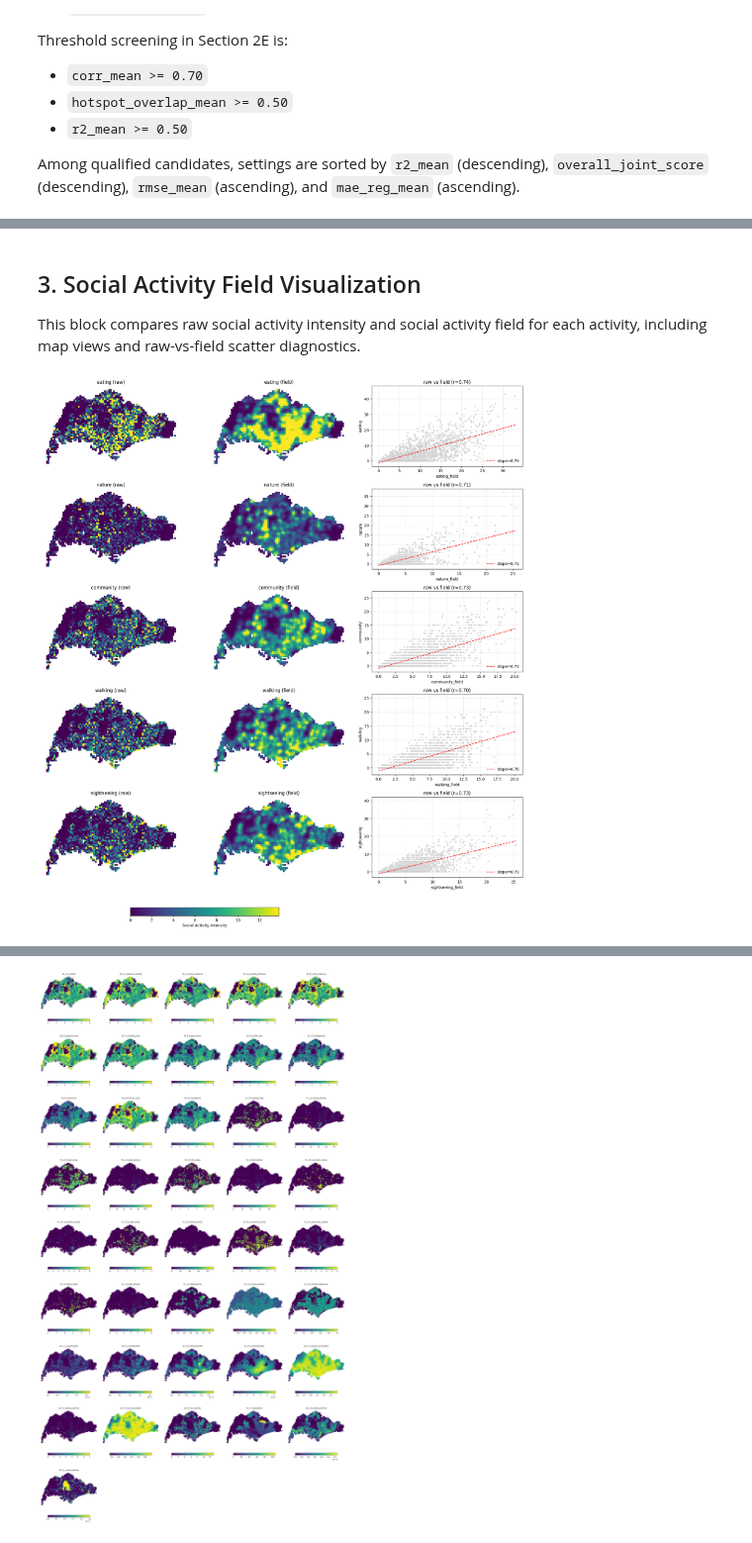
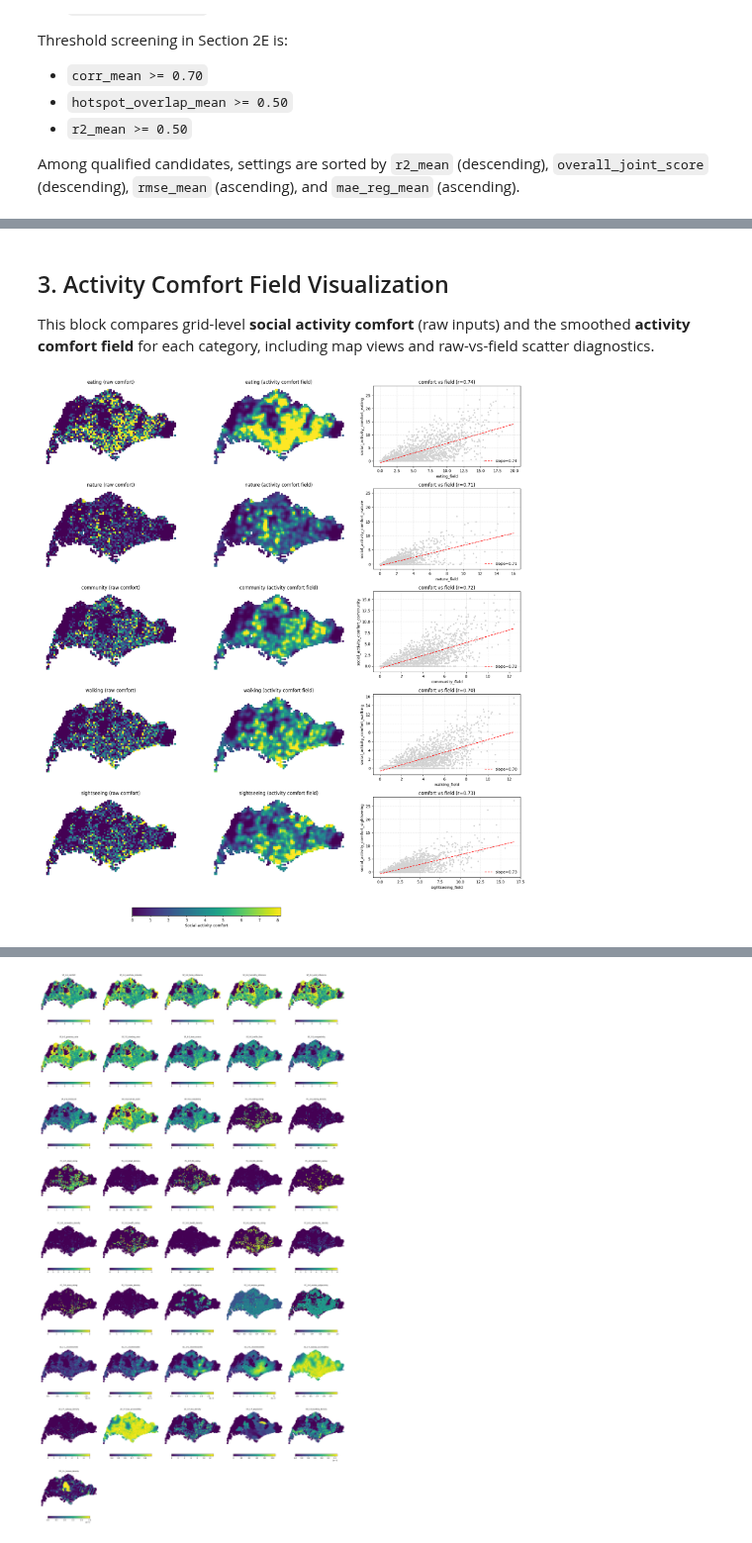
Before and after one commit to Sijie-Yang/Urban-Comfort-Potential, a Jupyter notebook: code_3_uci_social_activity_field.ipynb, the cells around one changed output, grey strips where cells are left out. Shown at 99% size. Cells and saved outputs as stored; diff of their text form; code cells hidden in the pictures.

```diff
--- a/code_3_uci_social_activity_field.ipynb
+++ b/code_3_uci_social_activity_field.ipynb
@@ -83,7 +83,12 @@ from sklearn.preprocessing import StandardScaler
 # -------------------------
 FX_SOCIAL_FILE_PATH = "data/data_social_activity.gpkg"
 FX_GEOSPATIAL_FILE_PATH = "data/data_geospatial.gpkg"
-FX_ACT_COLUMNS = ["eating", "nature", "community", "walking", "sightseeing"]
+# Short category keys (field outputs: "{key}_field" — matches code_4 / code_6 ACT_COLUMNS)
+FX_ACT_KEYS = ["eating", "nature", "community", "walking", "sightseeing"]
+# Full column names as stored in data_social_activity.gpkg (inputs to smoothing)
+FX_COMFORT_SOURCE_COLS = [f"social_activity_comfort_{k}" for k in FX_ACT_KEYS]
+# Sensitivity / regression use raw comfort columns (full names)
+FX_ACT_COLUMNS = FX_COMFORT_SOURCE_COLS
 FX_DIMENSION_FEATURES = {
     "SP": ["SP_1-E_comfort", "SP_2-E_sunshine_intensity", "SP_3-E_temp_inference", "SP_4-E_humidity_inference", "SP_5-E_wind_inference", "SP_6-E_greenery_rate", "SP_7-E_shading_area", "SP_8-E_heat_source", "SP_9-E_traffic_flow", "SP_1-D_imageability", "SP_2-D_enclosure", "SP_3-D_human_scale", "SP_4-D_complexity"],
     "FC": ["FC_1-R_eating_rating", "FC_1-D_eating_density", "FC_2-R_retail_rating", "FC_2-D_retail_density", "FC_3-R_life_rating", "FC_3-D_life_density", "FC_4-R_recreation_rating", "FC_4-D_recreation_density", "FC_5-R_health_rating", "FC_5-D_health_density", "FC_6-R_community_rating", "FC_6-D_community_density", "FC_7-R_trans_rating", "FC_7-D_trans_density", "FC_1-H_HDB_density", "FC_1-G_review_polarity", "FC_2-G_review_subjectivity"],
@@ -569,37 +574,37 @@ Final recommended setting:
 # %% [markdown]
-## 3. Social Activity Field Visualization
+## 3. Activity Comfort Field Visualization
 
-This block compares raw social activity intensity and social activity field for each activity, including map views and raw-vs-field scatter diagnostics.
+This block compares grid-level **social activity comfort** (raw inputs) and the smoothed **activity comfort field** for each category, including map views and raw-vs-field scatter diagnostics.
 # %%
 # -------------------------
-# 3A) Social Activity Field Visualization: social activity raw vs social activity field
+# 3A) Activity comfort field: raw social activity comfort vs smoothed field
 # -------------------------
 import matplotlib.pyplot as plt
 import matplotlib as mpl
 
 if "fx_df" not in globals():
-    raise RuntimeError("Please run the Social Activity Field block first.")
+    raise RuntimeError("Please run the activity comfort field extraction block first.")
 
-missing_field = [act for act in FX_ACT_COLUMNS if f"{act}_field" not in fx_df.columns]
+missing_field = [k for k in FX_ACT_KEYS if f"{k}_field" not in fx_df.columns]
 if missing_field:
-    raise RuntimeError(f"Missing field columns: {missing_field}. Re-run Social Activity Field block.")
+    raise RuntimeError(f"Missing field columns: {missing_field}. Re-run the activity comfort field block.")
 
-n_acts = len(FX_ACT_COLUMNS)
+n_acts = len(FX_ACT_KEYS)
 fig, axes = plt.subplots(n_acts, 3, figsize=(18, 4 * n_acts))
 if n_acts == 1:
     axes = np.array([axes])
 
-# Shared color scale for raw/field maps
+# Shared color scale for raw comfort vs activity comfort field maps
 all_vals = []
-for act in FX_ACT_COLUMNS:
-    all_vals.extend(fx_df[act].values.tolist())
-    all_vals.extend(fx_df[f"{act}_field"].values.tolist())
+for src, k in zip(FX_COMFORT_SOURCE_COLS, FX_ACT_KEYS):
+    all_vals.extend(fx_df[src].values.tolist())
+    all_vals.extend(fx_df[f"{k}_field"].values.tolist())
 vmin = float(np.nanmin(all_vals))
 vmax = float(np.nanmax(all_vals)) * 0.3 # Set a cap for clear visualisation
 
-for r, act in enumerate(FX_ACT_COLUMNS):
-    raw_col = act
-    sm_col = f"{act}_field"
+for r, (k, src) in enumerate(zip(FX_ACT_KEYS, FX_COMFORT_SOURCE_COLS)):
+    raw_col = src
+    sm_col = f"{k}_field"
 
     ax_raw, ax_smooth, ax_scatter = axes[r, 0], axes[r, 1], axes[r, 2]
 
@@ -613,7 +618,7 @@ for r, act in enumerate(FX_ACT_COLUMNS):
         markersize=15,
         legend=False,
     )
-    ax_raw.set_title(f"{act} (raw)")
+    ax_raw.set_title(f"{k} (raw comfort)")
     ax_raw.set_axis_off()
 
     fx_df.plot(
@@ -626,47 +631,47 @@ for r, act in enumerate(FX_ACT_COLUMNS):
         markersize=15,
         legend=False,
     )
-    ax_smooth.set_title(f"{act} (field)")
+    ax_smooth.set_title(f"{k} (activity comfort field)")
     ax_smooth.set_axis_off()
 
     x = fx_df[sm_col].values
     y = fx_df[raw_col].values
     ax_scatter.scatter(x, y, color="lightgrey", s=8)
     b, a = np.polyfit(x, y, 1)
     xx = np.linspace(np.nanmin(x), np.nanmax(x), 100)
     ax_scatter.plot(xx, a + b * xx, "r--", linewidth=1.5, label=f"slope={b:.2f}")
     corr = np.corrcoef(x, y)[0, 1]
-    ax_scatter.set_title(f"raw vs field (r={corr:.2f})")
-    ax_scatter.set_xlabel(f"{act}_field")
-    ax_scatter.set_ylabel(act)
+    ax_scatter.set_title(f"comfort vs field (r={corr:.2f})")
+    ax_scatter.set_xlabel(f"{k}_field")
+    ax_scatter.set_ylabel(src)
     ax_scatter.grid(True, linestyle="--", alpha=0.4)
     ax_scatter.legend(loc="lower right", frameon=False)
 
 norm = mpl.colors.Normalize(vmin=vmin, vmax=vmax)
 sm = plt.cm.ScalarMappable(cmap="viridis", norm=norm)
 sm.set_array([])
 
 # Put colorbar at the very bottom to avoid overlap with scatter panels
 fig.subplots_adjust(bottom=0.08)
 cbar_ax = fig.add_axes([0.2, 0.02, 0.3, 0.015])
 cbar = fig.colorbar(sm, cax=cbar_ax, orientation="horizontal")
-cbar.set_label("Social Activity Intensity")
+cbar.set_label("Social activity comfort")
 
 plt.tight_layout(rect=[0, 0.06, 1, 1])
 plt.show()
 
-print("Original and raw and field target variable list:")
-print(FX_ACT_COLUMNS + [f"{act}_field" for act in FX_ACT_COLUMNS])
+print("Social activity comfort (raw) and activity comfort field column list:")
+print(FX_COMFORT_SOURCE_COLS + [f"{k}_field" for k in FX_ACT_KEYS])
 
 # Print value descriptions for raw and extracted data
-print("===== Raw Value Description =====")
-for act in FX_ACT_COLUMNS:
-    print(f"{act} (raw) describe():")
-    print(fx_df[act].describe())
+print("===== Raw social activity comfort (value description) =====")
+for src in FX_COMFORT_SOURCE_COLS:
+    print(f"{src} (raw comfort) describe():")
+    print(fx_df[src].describe())
 
-print("===== Field Value Description =====")
-for act in FX_ACT_COLUMNS:
-    print(f"{act}_field describe():")
-    print(fx_df[f'{act}_field'].describe())
+print("===== Activity comfort field (value description) =====")
+for k in FX_ACT_KEYS:
+    print(f"{k}_field describe():")
+    print(fx_df[f'{k}_field'].describe())
 # %% [output]
-[figure, old version]
+[figure, new version]
```
Also changed, not shown: parts of 14 cells of this notebook, 11 other files.
